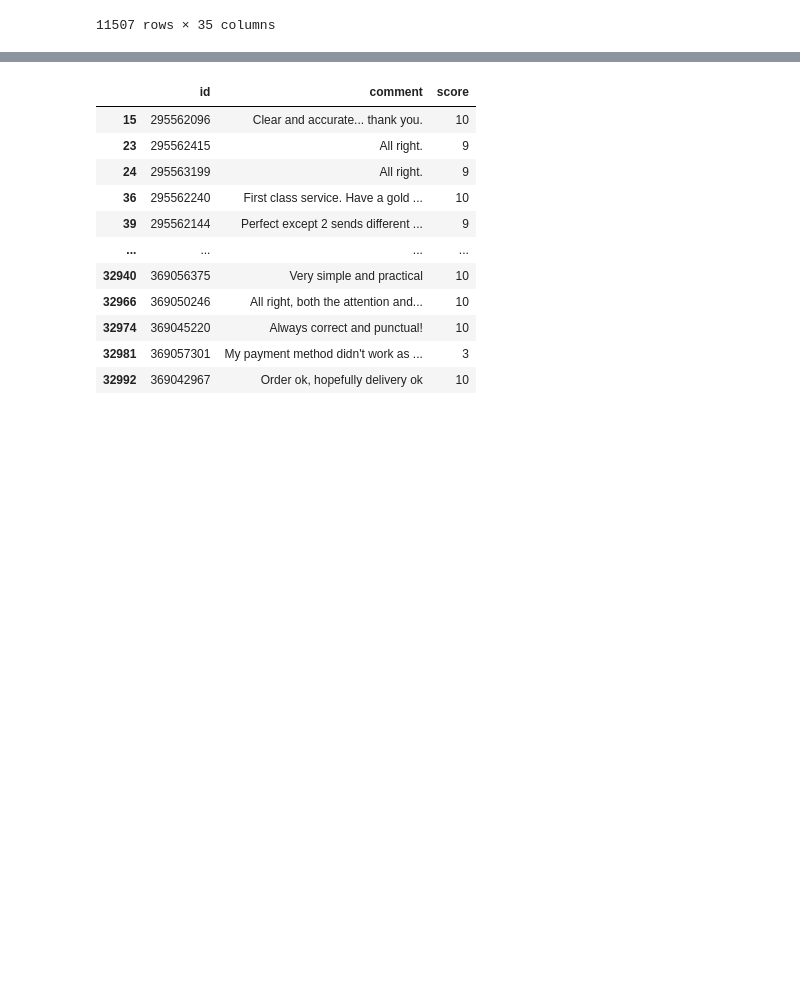
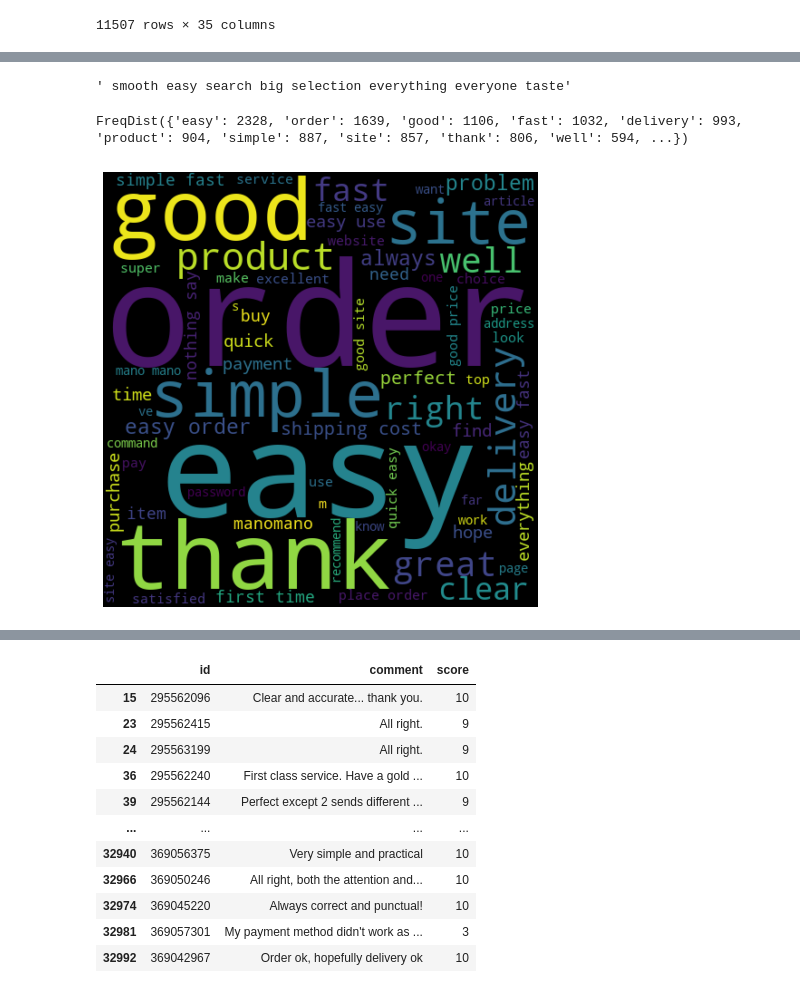
Before and after one commit to CathieLC/Happy_four_friends, a Jupyter notebook: Bérenger/Data exploration.ipynb, the cells around one changed output, grey strips where cells are left out. Drawn from its saved outputs; the diff is of its cells as text; code cells hidden in the pictures; blank space fills up the shorter version.

```diff
--- a/Bérenger/Data exploration.ipynb
+++ b/Bérenger/Data exploration.ipynb
@@ -254,3 +187,39 @@ See the caveats in the documentation: https://pandas.pydata.org/pandas-docs/stab
 | 32981 | 369057301 | payment method do not work plan | Il mio metodo di pagamento non ha... | 3 | NPS | Customer Effort Score | 2021-11-30T22:46:29.000Z | 2021-11-30 | mardi | ... |
 | 32992 | 369042967 | order ok hopefully delivery ok | Ordine ok, speriamo consegna ok | 10 | NPS | Customer Effort Score | 2021-11-30T23:14:34.000Z | 2021-11-30 | mardi | ... |
 11507 rows × 35 columns
+# %%
+df_comments2["comment"][1]
+# %% [output]
+' smooth easy search big selection everything everyone taste'
+# %%
+my_text = ""
+
+for i in df_comments2["comment"]:
+    my_text+=i
+# %%
+nlp = spacy.load('en_core_web_sm')
+
+sent_tokens = nlp(my_text)
+
+lemma_lst = []
+
+for token in sent_tokens:
+  lemma_lst.append(token.lemma_)
+
+lemma_freq = nltk.FreqDist(lemma_lst)
+
+lemma_freq
+# %% [output]
+FreqDist({'easy': 2328, 'order': 1639, 'good': 1106, 'fast': 1032, 'delivery': 993, 'product': 904, 'simple': 887, 'site': 857, 'thank': 806, 'well': 594, ...})
+# %%
+wordcloud = WordCloud(width=480, height=480, max_font_size=200, min_font_size=10)
+
+
+wordcloud.generate_from_text(my_text)
+
+plt.figure(figsize=(10, 8))
+plt.imshow(wordcloud, interpolation="bilinear")
+plt.axis("off")
+plt.show()
+# %% [output]
+[figure, added]
```
Also changed, not shown: parts of 17 cells of this notebook.
